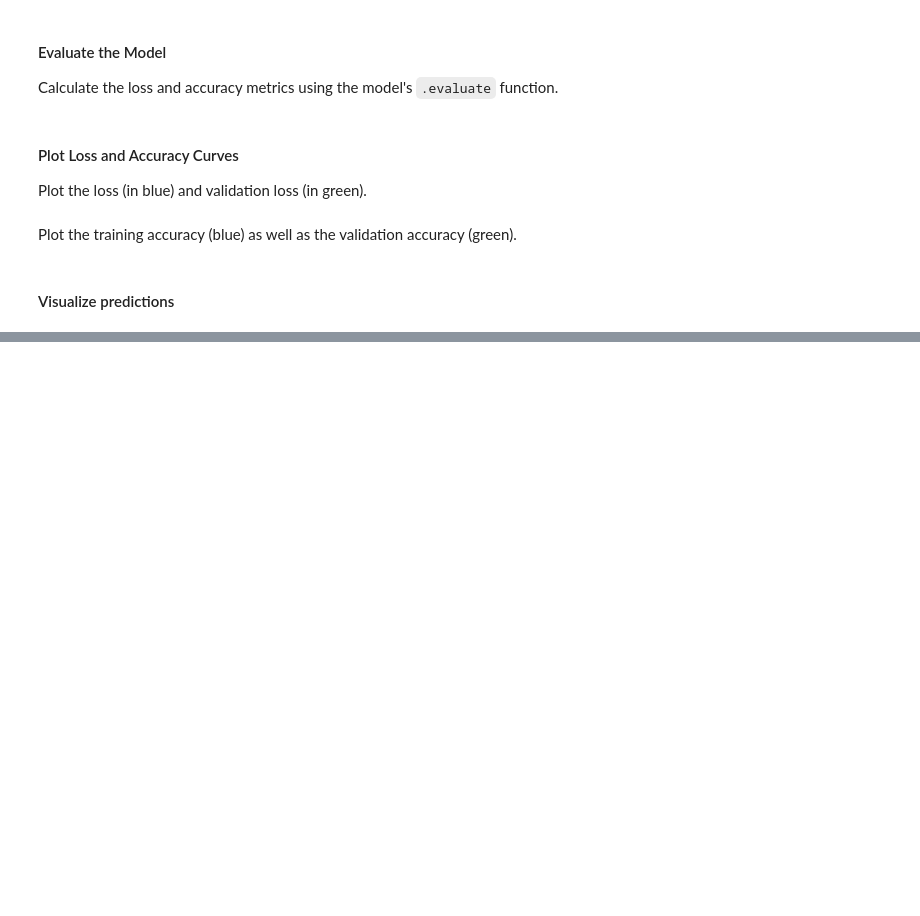
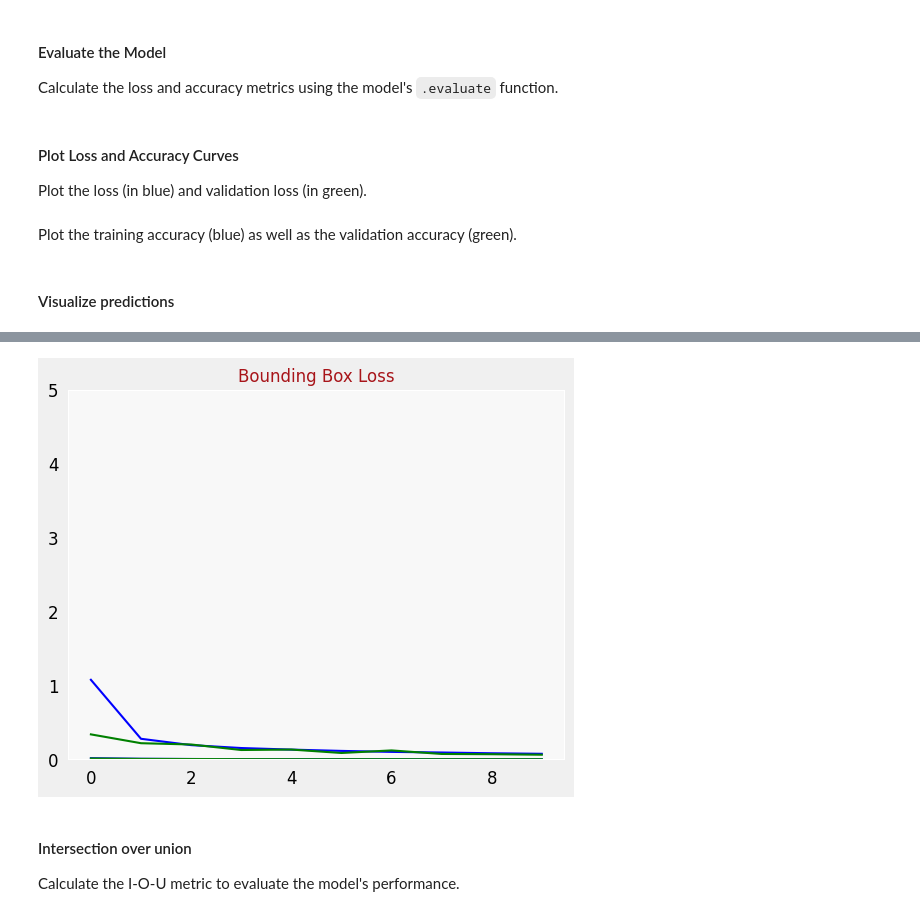
Before and after one commit to PandukaBandara99/ML-Books, a Jupyter notebook: AdvancedTensorFlow3_ComputerVision.ipynb, the cells around one changed output, grey strips where cells are left out. Saved outputs shown, nothing was run; the diff lists cells and outputs as text; code cells hidden in the pictures; blank space fills up the shorter version.

```diff
--- a/AdvancedTensorFlow3_ComputerVision.ipynb
+++ b/AdvancedTensorFlow3_ComputerVision.ipynb
@@ -608,0 +1145,9 @@ display_images(validation_images, probabilities, validation_labels, "Bad predict
+# %%
+plot_metrics("classification_loss", "Classification Loss")
+plot_metrics("bounding_box_loss", "Bounding Box Loss")
+# %% [output]
+[figure, added]
+# %% [markdown]
+#### Intersection over union
+
+Calculate the I-O-U metric to evaluate the model's performance.
```
Also changed, not shown: parts of 30 cells of this notebook.
